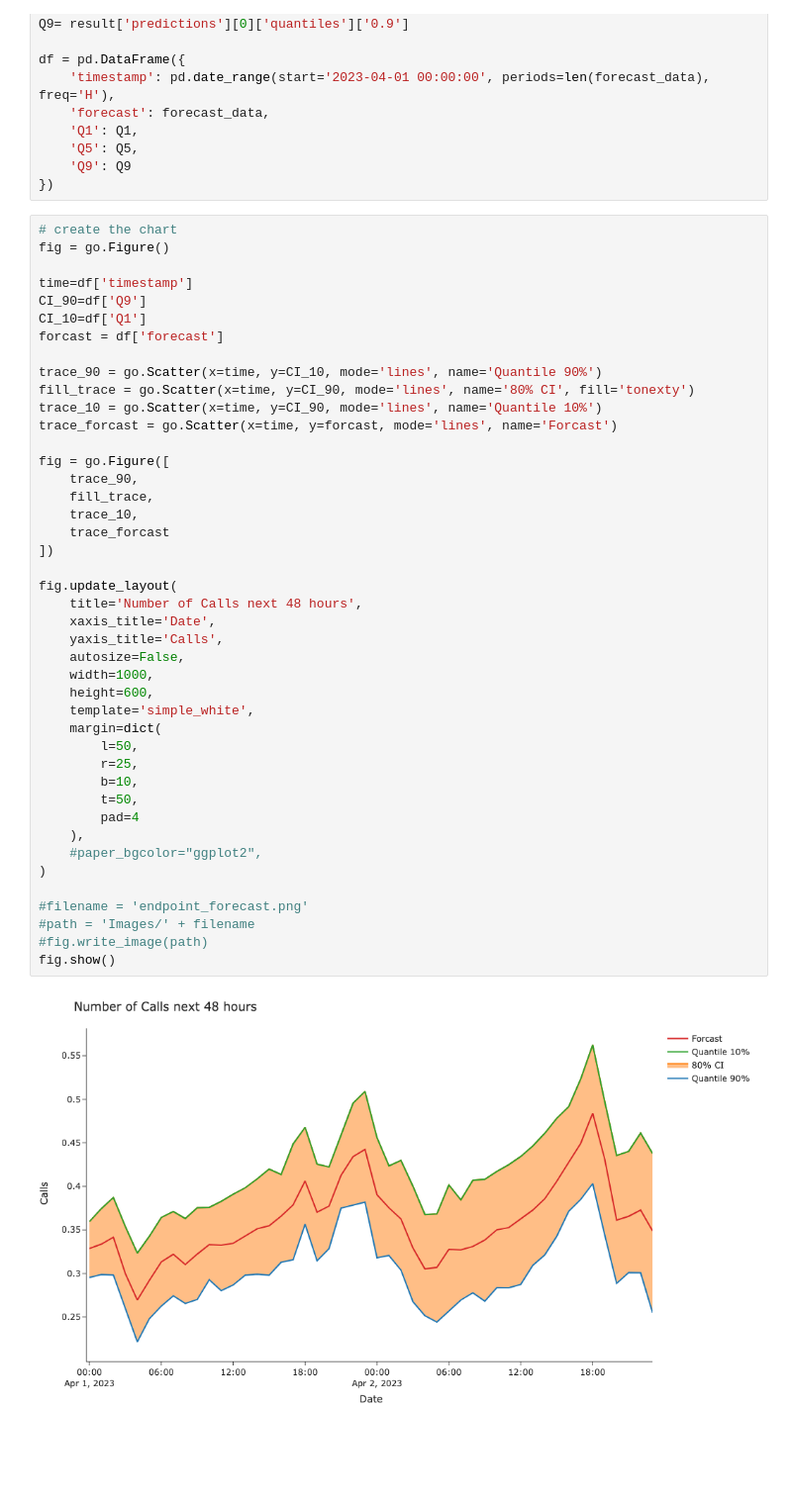
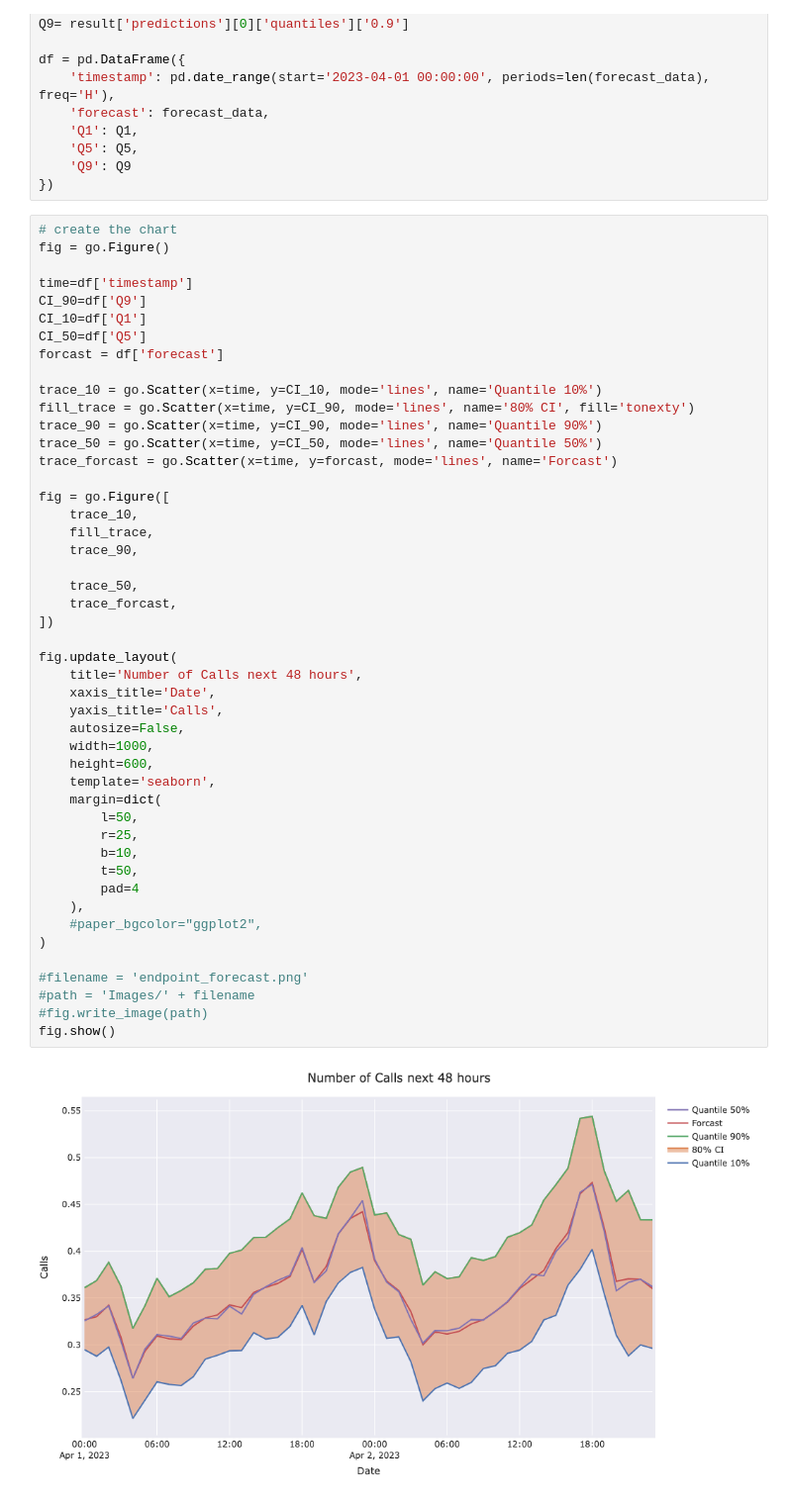
Before and after one commit to zalvatore/Predicting_Police_Activity, a Jupyter notebook: 4_Dashboard.ipynb, the cells around one changed output. Shown at 99% size. Drawn from its saved outputs; the diff is of its cells as text; blank space fills up the shorter version.

Commit message:
Plotly_Charts

```diff
--- a/4_Dashboard.ipynb
+++ b/4_Dashboard.ipynb
@@ -80,41 +83,45 @@ fig = go.Figure()
 time=df['timestamp']
 CI_90=df['Q9']
 CI_10=df['Q1']
+CI_50=df['Q5']
 forcast = df['forecast']
 
-trace_90 = go.Scatter(x=time, y=CI_10, mode='lines', name='Quantile 90%')
+trace_10 = go.Scatter(x=time, y=CI_10, mode='lines', name='Quantile 10%')
 fill_trace = go.Scatter(x=time, y=CI_90, mode='lines', name='80% CI', fill='tonexty')
-trace_10 = go.Scatter(x=time, y=CI_90, mode='lines', name='Quantile 10%')
+trace_90 = go.Scatter(x=time, y=CI_90, mode='lines', name='Quantile 90%')
+trace_50 = go.Scatter(x=time, y=CI_50, mode='lines', name='Quantile 50%')
 trace_forcast = go.Scatter(x=time, y=forcast, mode='lines', name='Forcast')
 
 fig = go.Figure([
+    trace_10,
+    fill_trace,
     trace_90,
-    fill_trace,
-    trace_10,
-    trace_forcast
+
+    trace_50,
+    trace_forcast,
 ])
 
 fig.update_layout(
     title='Number of Calls next 48 hours',
     xaxis_title='Date',
     yaxis_title='Calls',
     autosize=False,
     width=1000,
     height=600,
-    template='simple_white',
+    template='seaborn',
     margin=dict(
         l=50,
         r=25,
         b=10,
         t=50,
         pad=4
     ),
     #paper_bgcolor="ggplot2",
 )
 
 #filename = 'endpoint_forecast.png'
 #path = 'Images/' + filename
 #fig.write_image(path)
 fig.show()
 # %% [output]
-[figure, old version]
+[figure, new version]
```
Also changed, not shown: parts of 3 cells of this notebook, 1 other file.
